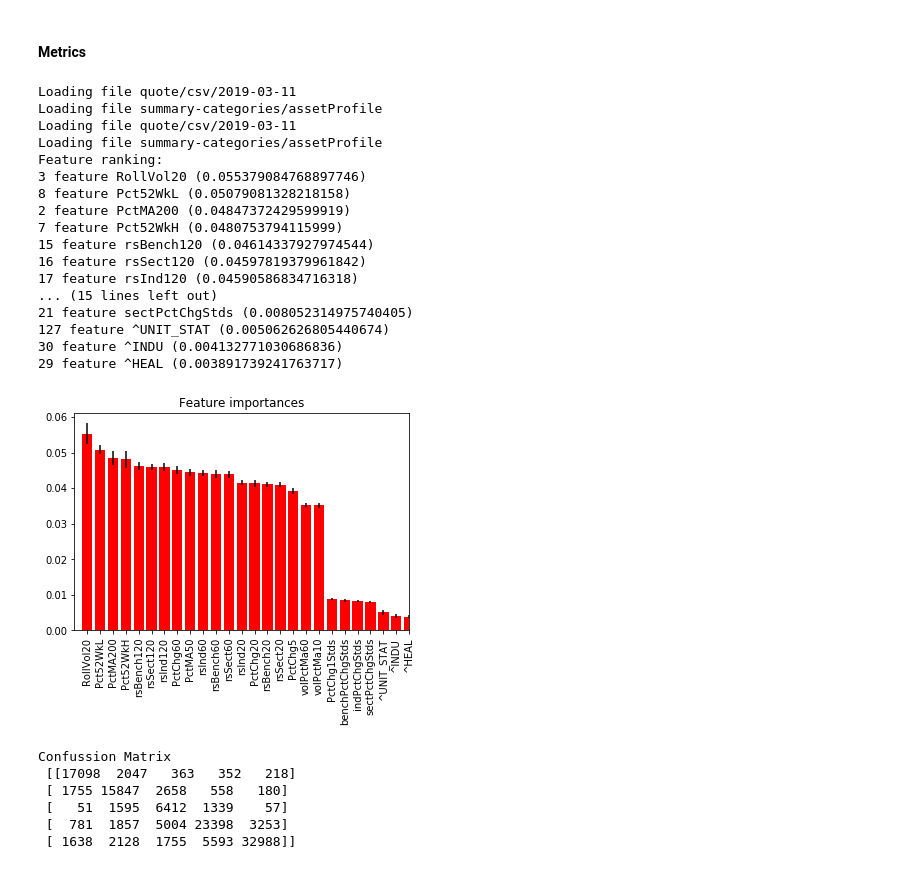
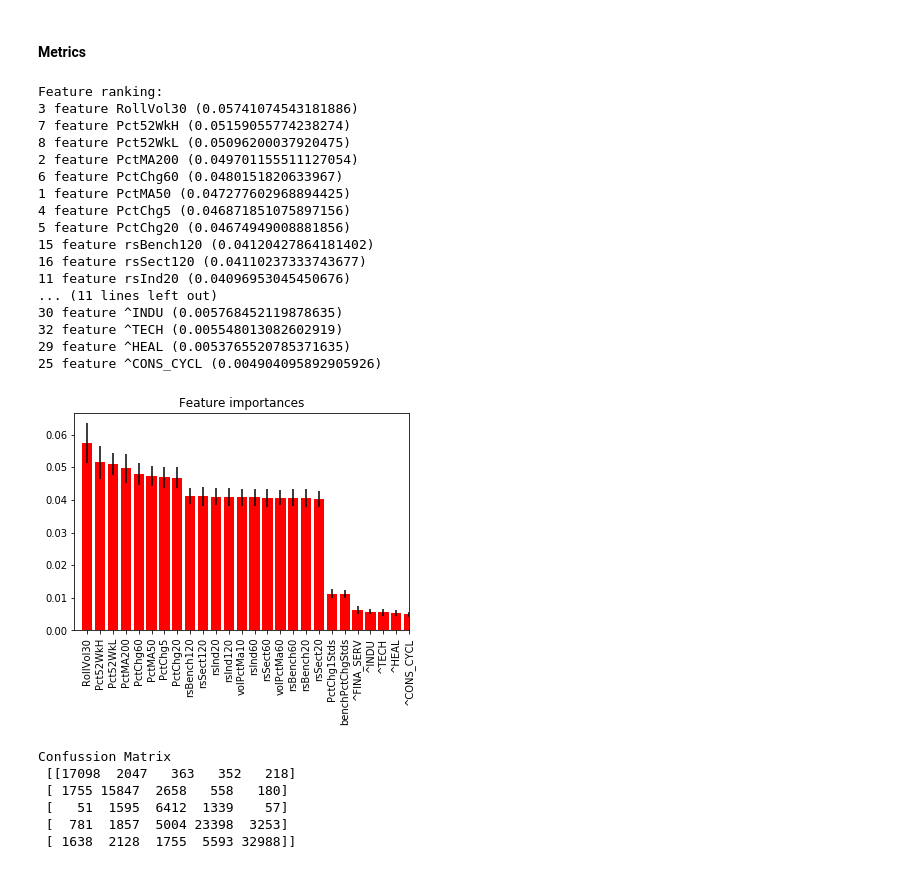
Before and after one commit to webclinic017/inception, a Jupyter notebook: notebooks/ds_co_price_mom_ML.ipynb, the cells around one changed output. Drawn from its saved outputs; the diff is of its cells as text; code cells hidden in the pictures.

```diff
--- a/notebooks/ds_co_price_mom_ML.ipynb
+++ b/notebooks/ds_co_price_mom_ML.ipynb
@@ -285,0 +340,29 @@ Wall time: 21.6 s
+# %%
+from sklearn.calibration import CalibratedClassifierCV
+from sklearn.metrics import brier_score_loss
+
+grid_search = context['grid_search']
+verbose = context['verbose']
+best_params = {
+    'n_estimators': 100,
+    'max_features': X_train.shape[1] // 2,
+    'random_state': 0,
+    'max_depth': None,
+    'min_samples_split': 2,
+    'n_jobs': -1}
+if grid_search:
+    print('GridSearchCV for RandomForestClassifier')
+    param_grid = {
+        'n_estimators': [100],
+        'max_features': ['sqrt', X_train.shape[1] // 2, X_train.shape[1] // 3,],
+        'random_state': np.arange(0, 5, 1),}
+    clf = GridSearchCV(RandomForestClassifier(random_state=42),
+                       param_grid, n_jobs=-1,
+                       cv=5, iid=True, verbose=verbose)
+    clf.fit(X_train, y_train)
+    if verbose: print_cv_results(clf, X_train, X_test, y_train, y_test, feat_imp=True, top=20)
+    best_params = clf.best_params_
+clf1 = RandomForestClassifier(**best_params)
+%time clf1.fit(X_train, y_train)
+print('RandomForestClassifier scores: Train {}, Test {}'.format(
+clf1.score(X_train, y_train), clf1.score(X_test, y_test)))
@@ -326,16 +388,16 @@ Wall time: 32.6 s
 # MLPClassifier
 params = {
     'activation': 'relu',
-    'alpha': 0.01,
-    'hidden_layer_sizes': (15,),
+    'alpha': 0.001,
+    'hidden_layer_sizes': (50,),
     'learning_rate': 'adaptive',
     'max_iter': 200,
     'random_state': 3,
-    'solver': 'lbfgs'}
+    'solver': 'adam'}
 
-clf = MLPClassifier(**params)
+clf3 = MLPClassifier(**params)
 
-clf.fit(X_train, y_train)
-scores = clf.score(X_train, y_train), clf.score(X_test, y_test)
-print(scores)
+clf3.fit(X_train, y_train)
+print('MLPClassifier scores: Train {}, Test {}'.format(
+clf3.score(X_train, y_train), clf3.score(X_test, y_test)))
 # %% [output]
@@ -345,26 +456,26 @@ Wall time: 57.1 s
 # %% [markdown]
 #### Metrics
 # %%
-show_fi(clf, X, 25)
+show_fi(clf1, X_train, 25)
 # %% [output]
-Loading file quote/csv/2019-03-11
-Loading file summary-categories/assetProfile
-Loading file quote/csv/2019-03-11
-Loading file summary-categories/assetProfile
 Feature ranking:
-3 feature RollVol20 (0.055379084768897746)
-8 feature Pct52WkL (0.05079081328218158)
-2 feature PctMA200 (0.04847372429599919)
-7 feature Pct52WkH (0.0480753794115999)
-15 feature rsBench120 (0.04614337927974544)
-16 feature rsSect120 (0.04597819379961842)
-17 feature rsInd120 (0.04590586834716318)
-... (15 lines left out)
-21 feature sectPctChgStds (0.008052314975740405)
-127 feature ^UNIT_STAT (0.005062626805440674)
-30 feature ^INDU (0.004132771030686836)
-29 feature ^HEAL (0.003891739241763717)
+3 feature RollVol30 (0.05741074543181886)
+7 feature Pct52WkH (0.05159055774238274)
+8 feature Pct52WkL (0.05096200037920475)
+2 feature PctMA200 (0.049701155511127054)
+6 feature PctChg60 (0.0480151820633967)
+1 feature PctMA50 (0.047277602968894425)
+4 feature PctChg5 (0.046871851075897156)
+5 feature PctChg20 (0.04674949008881856)
+15 feature rsBench120 (0.04120427864181402)
+16 feature rsSect120 (0.04110237333743677)
+11 feature rsInd20 (0.04096953045450676)
+... (11 lines left out)
+30 feature ^INDU (0.005768452119878635)
+32 feature ^TECH (0.005548013082602919)
+29 feature ^HEAL (0.0053765520785371635)
+25 feature ^CONS_CYCL (0.004904095892905926)
-[figure, old version]
+[figure, new version]
 # %%
 print('Confussion Matrix\n', confusion_matrix(clf.predict(X_test), y_test, labels=fwd_ret_labels))
 # %% [output]
```
Also changed, not shown: parts of 40 cells of this notebook, 1 other file.
